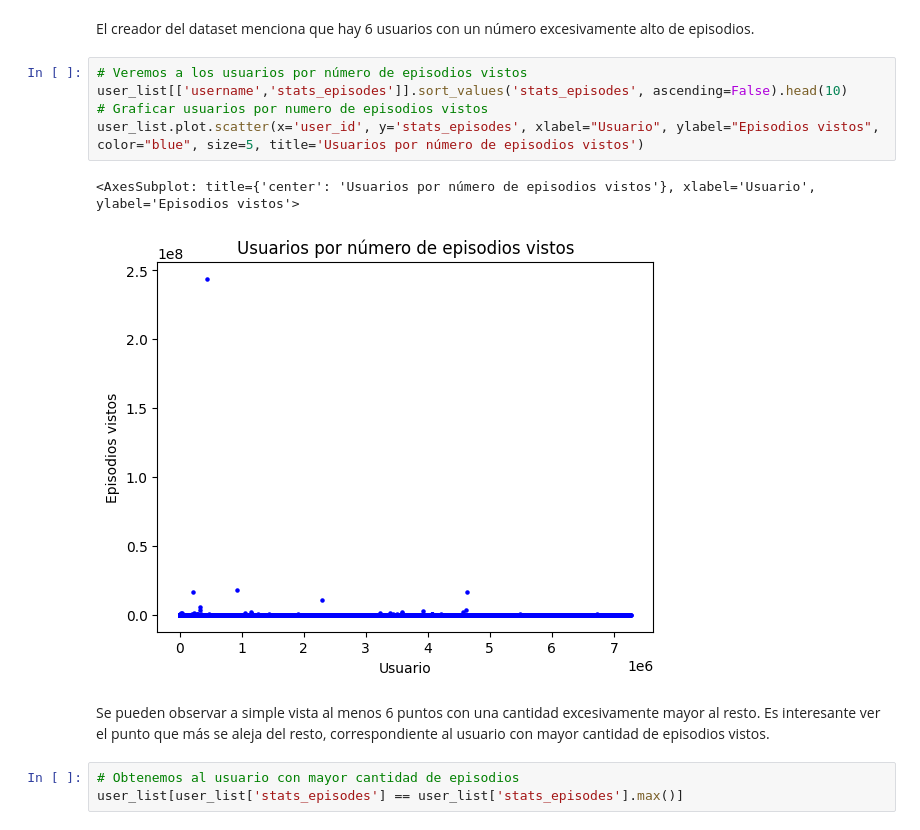
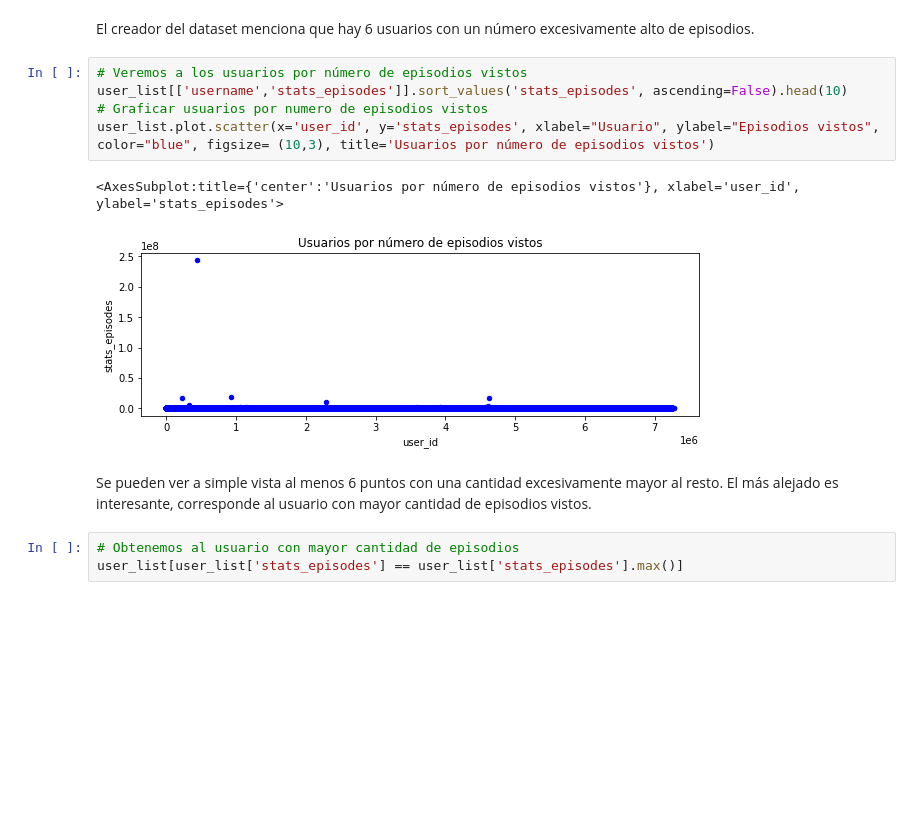
Before and after one commit to bigkwii/CC5205-2022-2-grupo-15, a Jupyter notebook: hito1.ipynb, the cells around one changed output. Drawn from its saved outputs; the diff is of its cells as text; blank space fills up the shorter version.

```diff
--- a/hito1.ipynb
+++ b/hito1.ipynb
@@ -172,13 +142,13 @@ El creador del dataset menciona que hay 6 usuarios con un número excesivamente
 # %%
 # Veremos a los usuarios por número de episodios vistos
 user_list[['username','stats_episodes']].sort_values('stats_episodes', ascending=False).head(10)
 # Graficar usuarios por numero de episodios vistos
-user_list.plot.scatter(x='user_id', y='stats_episodes', xlabel="Usuario", ylabel="Episodios vistos", color="blue", size=5, title='Usuarios por número de episodios vistos')
+user_list.plot.scatter(x='user_id', y='stats_episodes', xlabel="Usuario", ylabel="Episodios vistos", color="blue", figsize= (10,3), title='Usuarios por número de episodios vistos')
 # %% [output]
-<AxesSubplot: title={'center': 'Usuarios por número de episodios vistos'}, xlabel='Usuario', ylabel='Episodios vistos'>
+<AxesSubplot:title={'center':'Usuarios por número de episodios vistos'}, xlabel='user_id', ylabel='stats_episodes'>
-[figure, old version]
+[figure, new version]
 # %% [markdown]
-Se pueden observar a simple vista al menos 6 puntos con una cantidad excesivamente mayor al resto. Es interesante ver el punto que más se aleja del resto, correspondiente al usuario con mayor cantidad de episodios vistos.
+Se pueden ver a simple vista al menos 6 puntos con una cantidad excesivamente mayor al resto. El más alejado es interesante, corresponde al usuario con mayor cantidad de episodios vistos.
 # %%
 # Obtenemos al usuario con mayor cantidad de episodios
 user_list[user_list['stats_episodes'] == user_list['stats_episodes'].max()]
```
Also changed, not shown: parts of 12 cells of this notebook, 1 other file.
